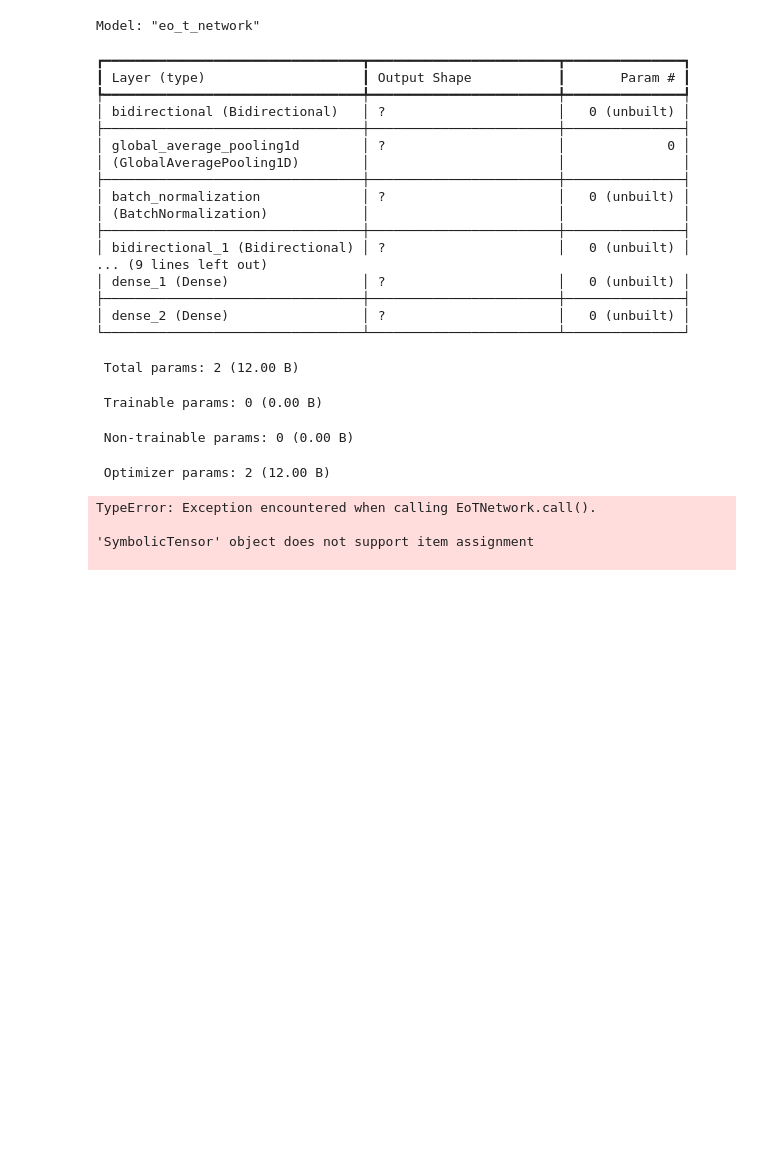
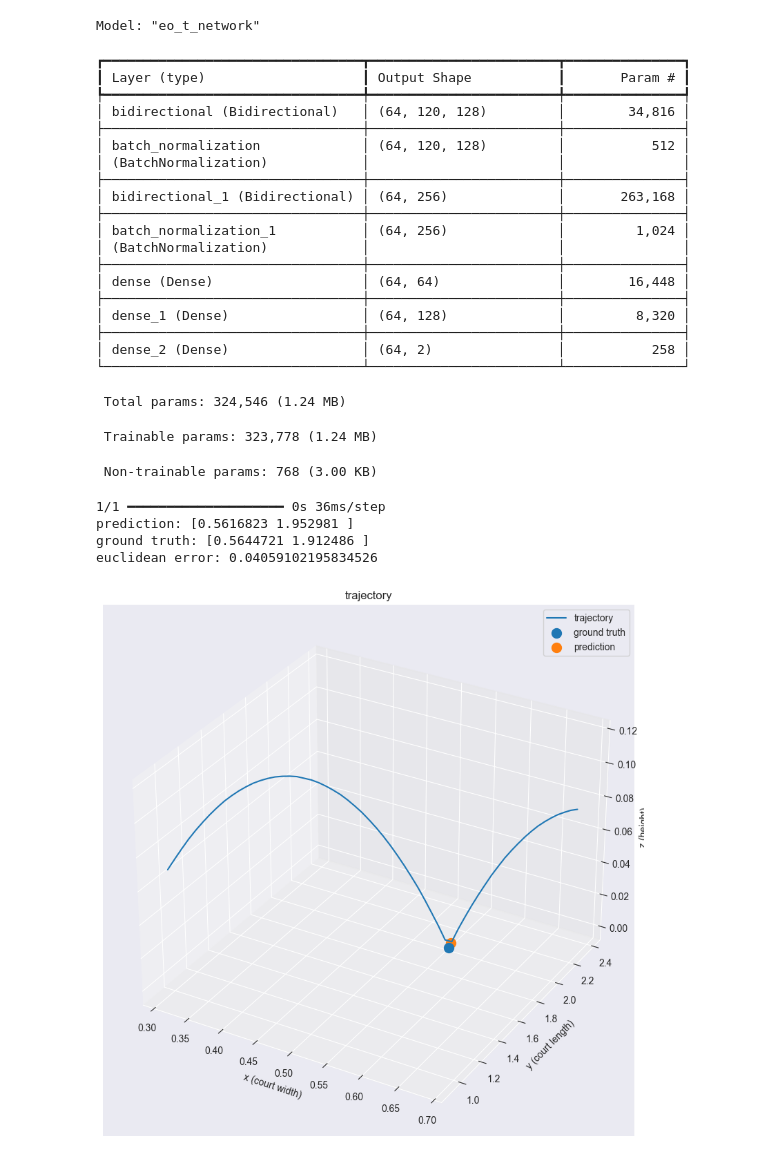
Before and after one commit to anshkamkhalia/TennisTracker, a Jupyter notebook: src/reconstructionV2/visualizer.ipynb, the cells around one changed output. Saved outputs shown, nothing was run; the diff lists cells and outputs as text; code cells hidden in the pictures; blank space fills up the shorter version.

```diff
--- a/src/reconstructionV2/visualizer.ipynb
+++ b/src/reconstructionV2/visualizer.ipynb
@@ -3,7 +3,7 @@ import tensorflow as tf
 # %%
 from eot_model import EoTNetwork, Attention
 # %%
-model = tf.keras.models.load_model("reconstructor.keras", custom_objects={
+model = tf.keras.models.load_model("eot_best.keras", custom_objects={
     "EotNetwork": EoTNetwork,
     "Attention": Attention
 })
@@ -14,24 +14,25 @@ Model: "eo_t_network"
 ┏━━━━━━━━━━━━━━━━━━━━━━━━━━━━━━━━━┳━━━━━━━━━━━━━━━━━━━━━━━━┳━━━━━━━━━━━━━━━┓
 ┃ Layer (type)                    ┃ Output Shape           ┃       Param # ┃
 ┡━━━━━━━━━━━━━━━━━━━━━━━━━━━━━━━━━╇━━━━━━━━━━━━━━━━━━━━━━━━╇━━━━━━━━━━━━━━━┩
-│ bidirectional (Bidirectional)   │ ?                      │   0 (unbuilt) │
+│ bidirectional (Bidirectional)   │ (64, 120, 128)         │        34,816 │
 ├─────────────────────────────────┼────────────────────────┼───────────────┤
-│ global_average_pooling1d        │ ?                      │             0 │
-│ (GlobalAveragePooling1D)        │                        │               │
-├─────────────────────────────────┼────────────────────────┼───────────────┤
-│ batch_normalization             │ ?                      │   0 (unbuilt) │
+│ batch_normalization             │ (64, 120, 128)         │           512 │
 │ (BatchNormalization)            │                        │               │
 ├─────────────────────────────────┼────────────────────────┼───────────────┤
-│ bidirectional_1 (Bidirectional) │ ?                      │   0 (unbuilt) │
-... (9 lines left out)
-│ dense_1 (Dense)                 │ ?                      │   0 (unbuilt) │
+│ bidirectional_1 (Bidirectional) │ (64, 256)              │       263,168 │
 ├─────────────────────────────────┼────────────────────────┼───────────────┤
-│ dense_2 (Dense)                 │ ?                      │   0 (unbuilt) │
+│ batch_normalization_1           │ (64, 256)              │         1,024 │
+│ (BatchNormalization)            │                        │               │
+├─────────────────────────────────┼────────────────────────┼───────────────┤
+│ dense (Dense)                   │ (64, 64)               │        16,448 │
+├─────────────────────────────────┼────────────────────────┼───────────────┤
+│ dense_1 (Dense)                 │ (64, 128)              │         8,320 │
+├─────────────────────────────────┼────────────────────────┼───────────────┤
+│ dense_2 (Dense)                 │ (64, 2)                │           258 │
 └─────────────────────────────────┴────────────────────────┴───────────────┘
- Total params: 2 (12.00 B)
+ Total params: 324,546 (1.24 MB)
- Trainable params: 0 (0.00 B)
+ Trainable params: 323,778 (1.24 MB)
- Non-trainable params: 0 (0.00 B)
+ Non-trainable params: 768 (3.00 KB)
- Optimizer params: 2 (12.00 B)
 # %%
 from eot_data import generate_dataset
 import numpy as np
@@ -46,7 +47,7 @@ sequences, labels = generate_dataset(num_samples=4)
 
 # predict
 prediction = model.predict(sequences, verbose=1)
-pred_x, pred_y = prediction[0][0]
+pred_x, pred_y = prediction[0]
 
 # extract first trajectory
 sequence = sequences[0]   # shape (60, 3)
@@ -59,37 +60,38 @@ z_t = sequence[:, 2]
 
 # ground truth landing point
 x_land, y_land = label
 
 # compute error
 error = np.sqrt((pred_x - x_land)**2 + (pred_y - y_land)**2)
 print("prediction:", prediction[0])
 print("ground truth:", label)
 print("euclidean error:", error)
 
 fig = plt.figure(figsize=(20, 10))
 ax = fig.add_subplot(111, projection='3d')
 
 # trajectory
 ax.plot(x_t, y_t, z_t, label="trajectory")
 
 # ground truth
 ax.scatter(x_land, y_land, 0, s=100, label="ground truth")
 
 # prediction
 ax.scatter(pred_x, pred_y, 0, s=100, label="prediction")
 
 ax.set_xlabel("x (court width)")
 ax.set_ylabel("y (court length)")
 ax.set_zlabel("z (height)")
 ax.set_title("trajectory")
 
 ax.legend()
 plt.show()
 # %% [output]
-TypeError: Exception encountered when calling EoTNetwork.call().
-
-'SymbolicTensor' object does not support item assignment
-
+1/1 ━━━━━━━━━━━━━━━━━━━━ 0s 36ms/step
+prediction: [0.5616823 1.952981 ]
+ground truth: [0.5644721 1.912486 ]
+euclidean error: 0.04059102195834526
+[figure, added]
 # %%
 from eot_data import generate_dataset
 import numpy as np
```
Also changed, not shown: parts of 1 cell of this notebook, 4 other files.
